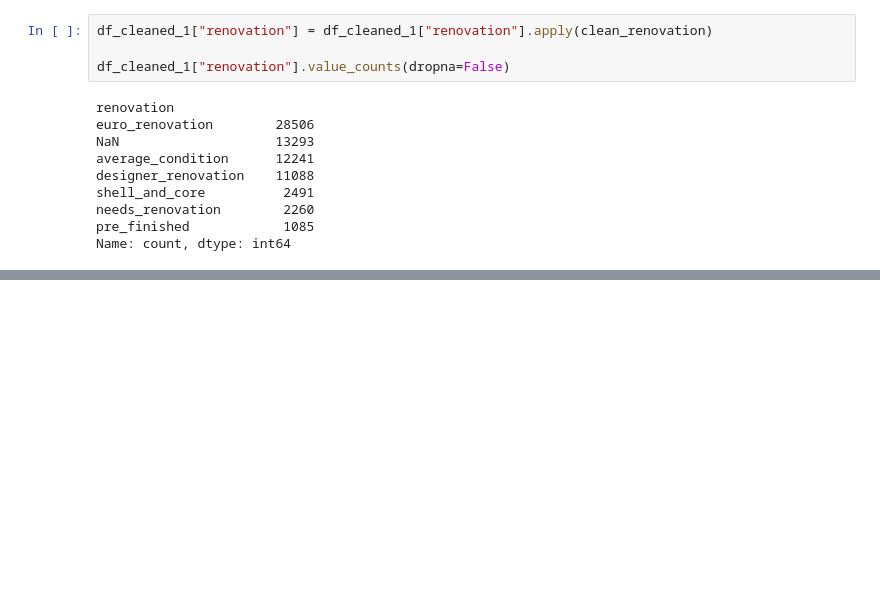
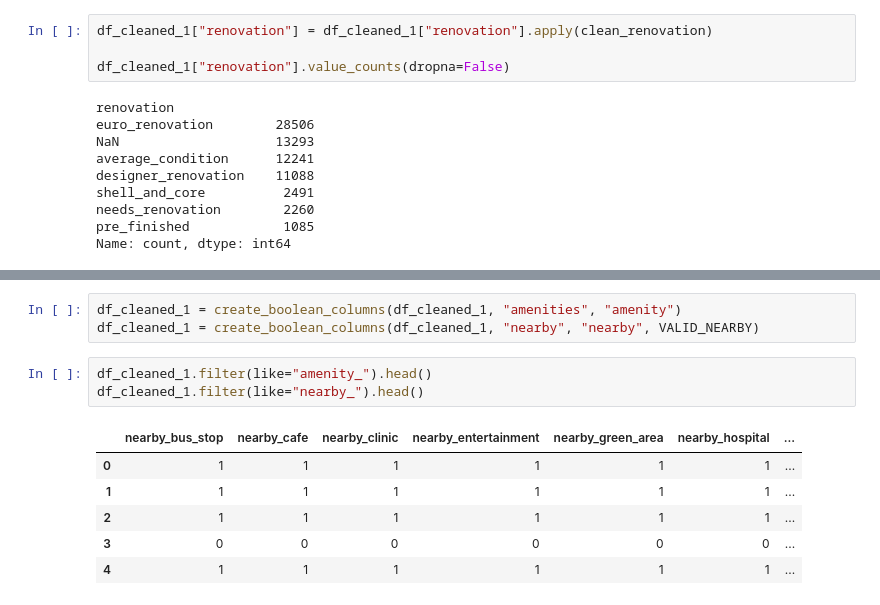
Before and after one commit to Javoh20111/Tashkent-apartment-analysis, a Jupyter notebook: notebooks/1_data_cleaning.ipynb, the cells around one changed output, grey strips where cells are left out. Saved outputs shown, nothing was run; the diff lists cells and outputs as text; blank space fills up the shorter version.

```diff
--- a/notebooks/1_data_cleaning.ipynb
+++ b/notebooks/1_data_cleaning.ipynb
@@ -1289,0 +1488,13 @@ Name: count, dtype: int64
+# %%
+df_cleaned_1 = create_boolean_columns(df_cleaned_1, "amenities", "amenity")
+df_cleaned_1 = create_boolean_columns(df_cleaned_1, "nearby", "nearby", VALID_NEARBY)
+# %%
+df_cleaned_1.filter(like="amenity_").head()
+df_cleaned_1.filter(like="nearby_").head()
+# %% [output]
+|  | nearby_bus_stop | nearby_cafe | nearby_clinic | nearby_entertainment | nearby_green_area | nearby_hospital | ... |
+| 0 | 1 | 1 | 1 | 1 | 1 | 1 | ... |
+| 1 | 1 | 1 | 1 | 1 | 1 | 1 | ... |
+| 2 | 1 | 1 | 1 | 1 | 1 | 1 | ... |
+| 3 | 0 | 0 | 0 | 0 | 0 | 0 | ... |
+| 4 | 1 | 1 | 1 | 1 | 1 | 1 | ... |
```
Also changed, not shown: parts of 17 cells of this notebook, 5 other files.
